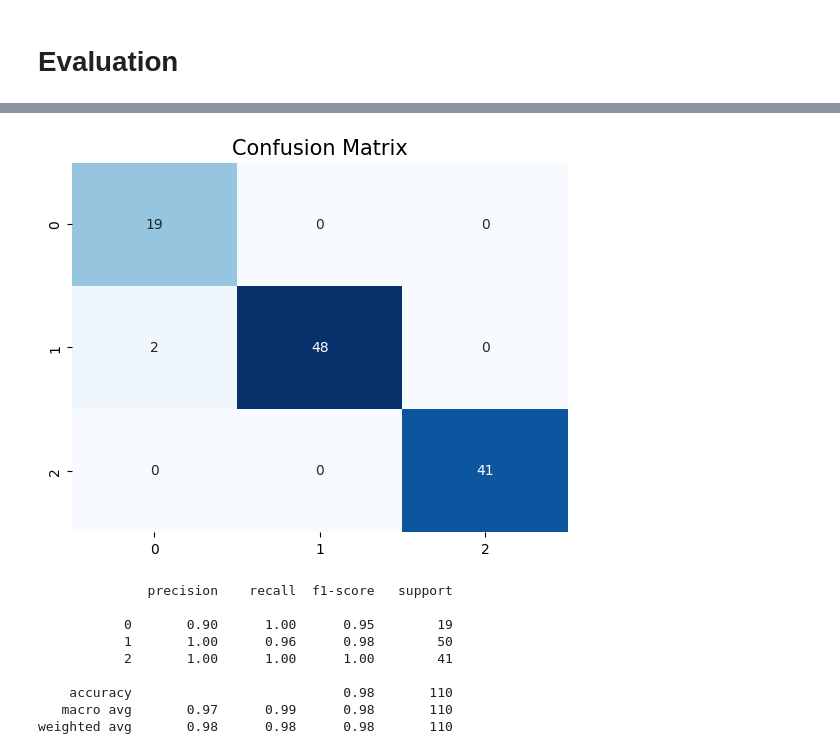
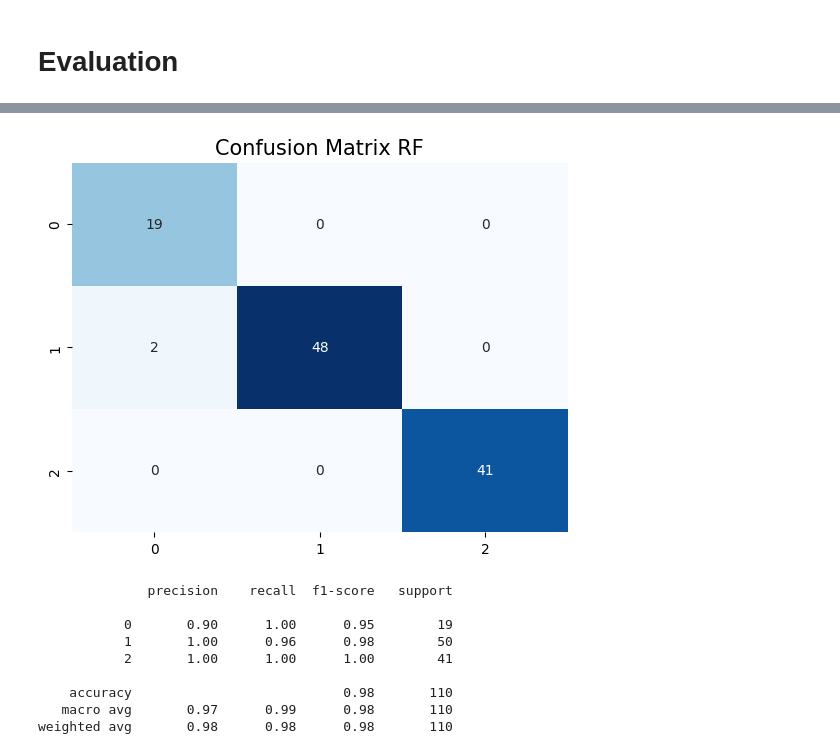
Before and after one commit to yocimm/air_pollution_classification, a Jupyter notebook: index_udara_classification.ipynb, the cells around one changed output, grey strips where cells are left out. Saved outputs shown, nothing was run; the diff lists cells and outputs as text; code cells hidden in the pictures.

```diff
--- a/index_udara_classification.ipynb
+++ b/index_udara_classification.ipynb
@@ -252,6 +252,8 @@ print(columns_with_dash)
 []
 # %% [markdown]
 cek data duplikat
+# %%
+data_br.drop('tanggal', axis=1, inplace=True)
 # %%
 data_br.duplicated().sum()
 # %% [output]
@@ -393,7 +384,7 @@ Algoritma 1 : Random Forest
 # Random Forest
 rf = RandomForestClassifier(n_estimators=100, random_state=42)
 rf.fit(X_train, y_train)
-rf_predictions = rf_model.predict(X_test)
+rf_predictions = rf.predict(X_test)
 print("Akurasi Random Forest:", accuracy_score(y_test, rf_predictions))
 # %% [output]
 Akurasi Random Forest: 0.9818181818181818
@@ -430,13 +421,13 @@ score
 # %%
 # hitung confusion matrix dari data testing
 cnf_matrix = confusion_matrix(y_test, rf_predictions)
 
 # Plot confusion matrix
 sns.heatmap(cnf_matrix, annot=True, cbar=False, cmap='Blues')
-plt.title('Confusion Matrix', fontsize=15)
+plt.title('Confusion Matrix RF', fontsize=15)
 plt.show()
 # %% [output]
-[figure, old version]
+[figure, new version]
 # %%
 print(classification_report(y_test, rf_predictions))
 # %% [output]
```
Also changed, not shown: parts of 11 cells of this notebook, 5 other files.
